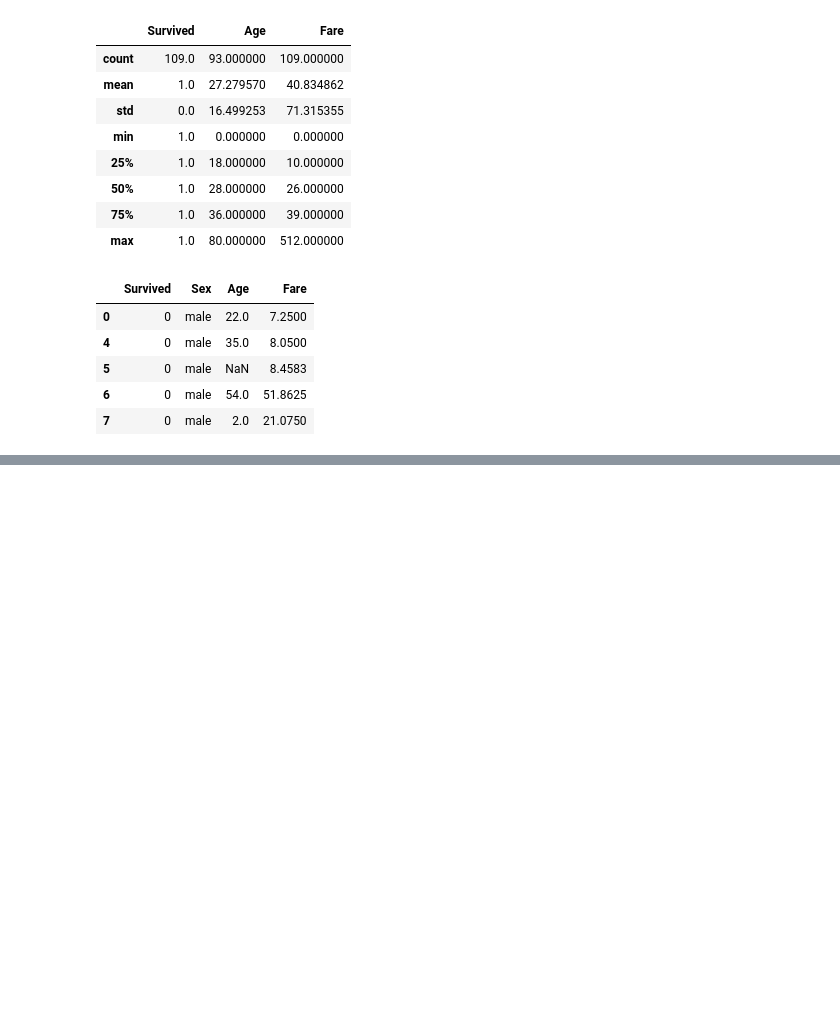
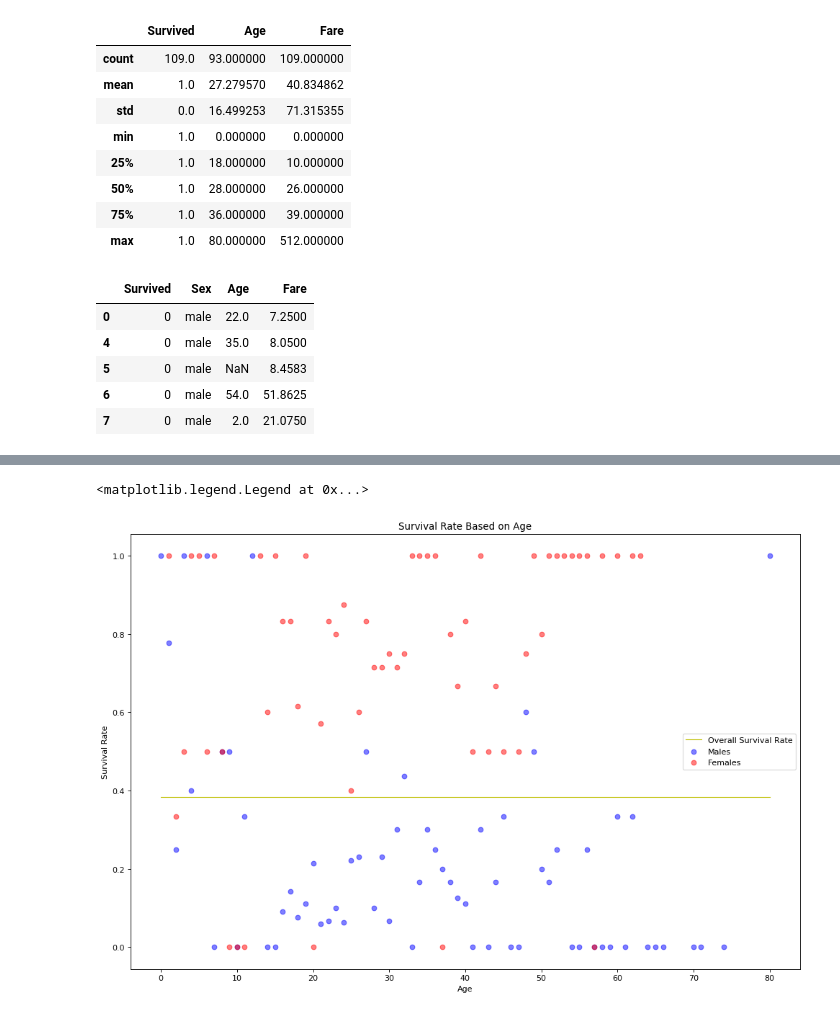
Before and after one commit to JSitter/DS-1-Data-Analysis, a Jupyter notebook: Titanic Story.ipynb, the cells around one changed output, grey strips where cells are left out. Cells and saved outputs as stored; diff of their text form; code cells hidden in the pictures; blank space fills up the shorter version.

```diff
--- a/Titanic Story.ipynb
+++ b/Titanic Story.ipynb
@@ -279,2 +275,36 @@ male_ref = tot_male_df.loc[tot_male_df.Age >= 0, "Survived"]
+# %%
+def coords_survival_by_age(sex):
+    age_df = t_df.loc[t_df.Sex == sex, {"Age", "Survived"}].round(0)
+    age_hist = dict(Counter(age_df.loc[age_df.Age >= 0, "Age"]))
+    surviving_age_hist = Counter(age_df.loc[age_df.Survived > 0 , "Age"])
+
+    x_list = []
+    y_list = []
+    for key in age_hist:
+        if key in surviving_age_hist:
+            x_list.append(key)
+            y_list.append(surviving_age_hist[key]/age_hist[key])
+        else:
+            x_list.append(key)
+            y_list.append(0)
+
+    coords = ( x_list , y_list )
+
+    return coords
+
+male_coords = coords_survival_by_age("male")
+female_coords = coords_survival_by_age("female")
+#Male Survival Rate based on Age
+plt.figure(num=None, figsize=(15, 10), dpi=80, facecolor='w', edgecolor='k')
+plt.xlabel("Age")
+plt.ylabel("Survival Rate")
+plt.title("Survival Rate Based on Age")
+plt.scatter(male_coords[0], male_coords[1], color='b', alpha=0.5)
+plt.scatter(female_coords[0], female_coords[1], color='r', alpha=0.5)
+plt.plot([0, 80], [avg_survival_rate, avg_survival_rate], color='y', linestyle='-', linewidth=1)
+plt.legend(("Overall Survival Rate", "Males", "Females"))
+# %% [output]
+<matplotlib.legend.Legend at 0x...>
+[figure, added]
 # %%
 #given that a passenger survived what are the odds their age is under 18?
```
Also changed, not shown: parts of 7 cells of this notebook, 1 other file.
